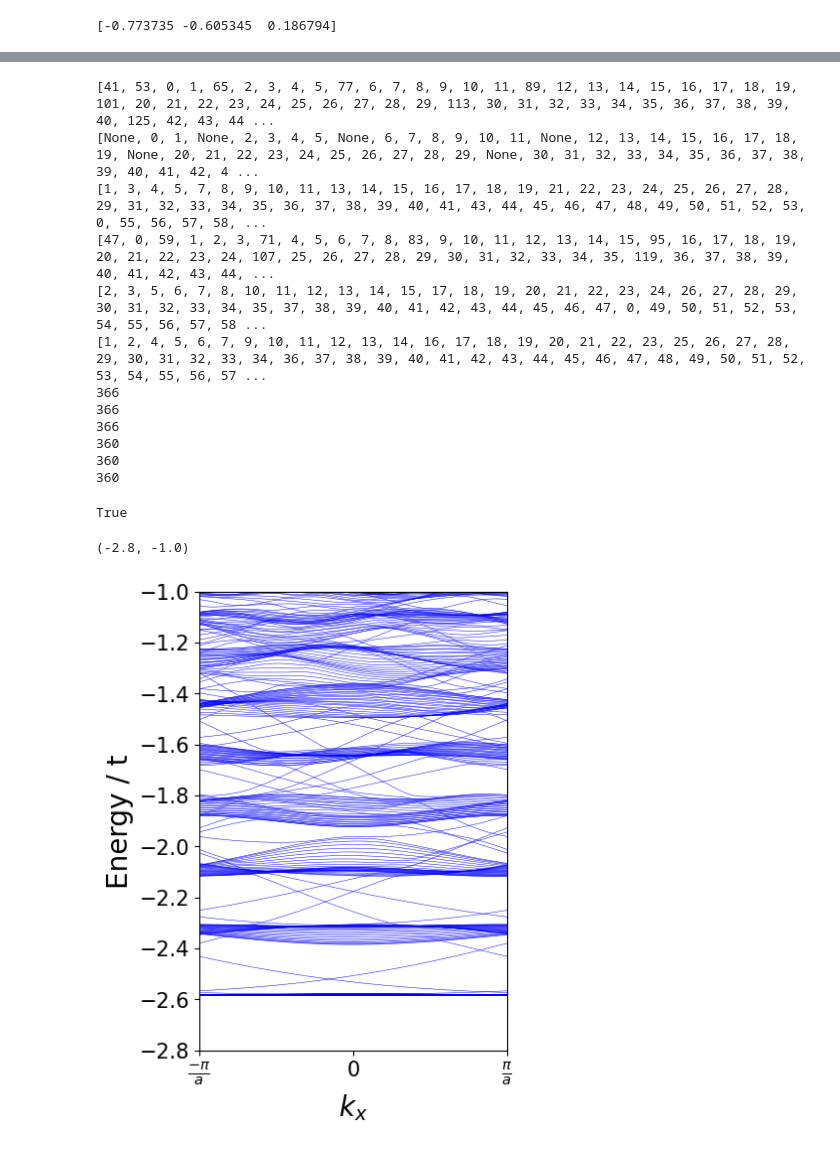
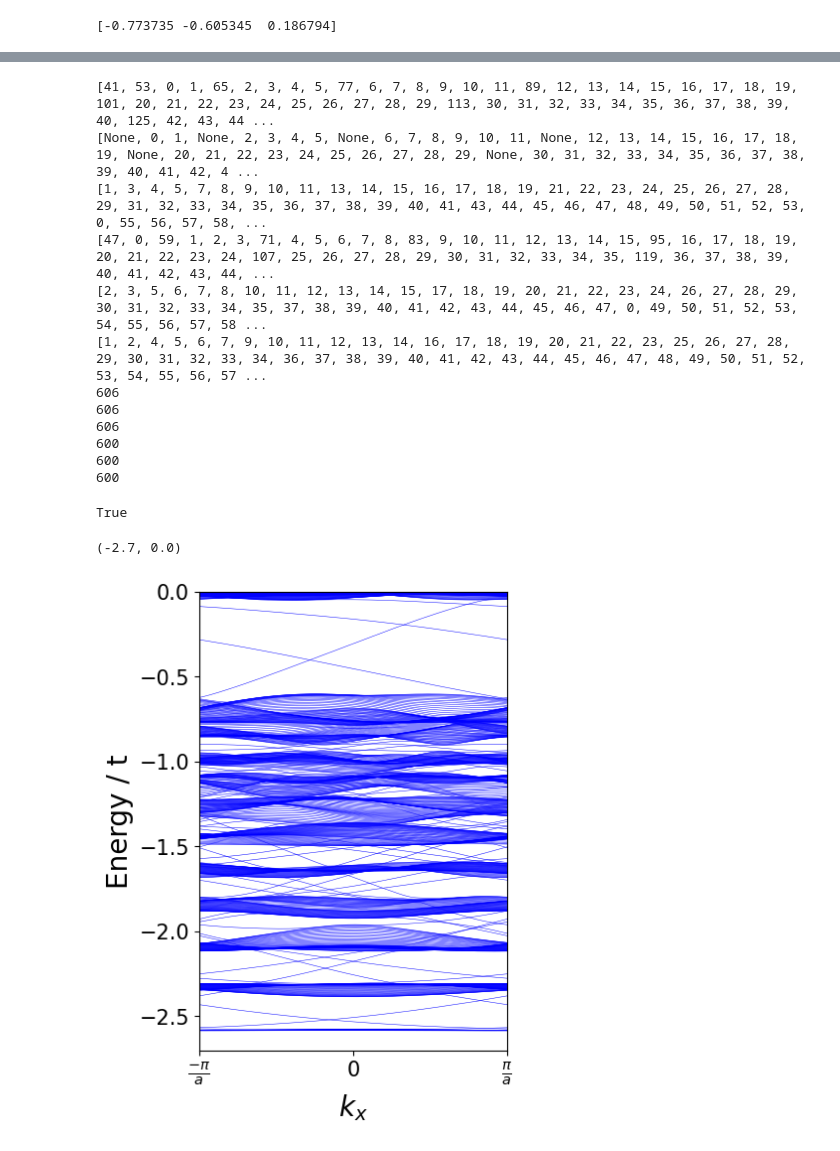
Before and after one commit to SATHEESH-D-M/THE-in-SkX, a Jupyter notebook: Honeycomb-lattice-models/Honeycomb-nanoribbon.ipynb, the cells around one changed output, grey strips where cells are left out. Cells and saved outputs as stored; diff of their text form; code cells hidden in the pictures.

```diff
--- a/Honeycomb-lattice-models/Honeycomb-nanoribbon.ipynb
+++ b/Honeycomb-lattice-models/Honeycomb-nanoribbon.ipynb
@@ -79,7 +79,7 @@ unitcell1_y = []
 unitcell2_x = []
 unitcell2_y = []
 
-sk = 30
+sk = 50
 
 # Bounds of unit cell
 Xlow = - size/2
@@ -307,12 +307,12 @@ print(len(L2NN3))
 [47, 0, 59, 1, 2, 3, 71, 4, 5, 6, 7, 8, 83, 9, 10, 11, 12, 13, 14, 15, 95, 16, 17, 18, 19, 20, 21, 22, 23, 24, 107, 25, 26, 27, 28, 29, 30, 31, 32, 33, 34, 35, 119, 36, 37, 38, 39, 40, 41, 42, 43, 44, ...
 [2, 3, 5, 6, 7, 8, 10, 11, 12, 13, 14, 15, 17, 18, 19, 20, 21, 22, 23, 24, 26, 27, 28, 29, 30, 31, 32, 33, 34, 35, 37, 38, 39, 40, 41, 42, 43, 44, 45, 46, 47, 0, 49, 50, 51, 52, 53, 54, 55, 56, 57, 58 ...
 [1, 2, 4, 5, 6, 7, 9, 10, 11, 12, 13, 14, 16, 17, 18, 19, 20, 21, 22, 23, 25, 26, 27, 28, 29, 30, 31, 32, 33, 34, 36, 37, 38, 39, 40, 41, 42, 43, 44, 45, 46, 47, 48, 49, 50, 51, 52, 53, 54, 55, 56, 57 ...
-366
-366
-366
-360
-360
-360
+606
+606
+606
+600
+600
+600
 # %%
 # Hamiltonian definition
 t = 1
@@ -358,17 +358,17 @@ for i in tqdm(range(0, len(BZ))):
 # %%
 f = plt.figure(figsize=(4,6));
 for b_index in range(0, len(unitcell1_x) + len(unitcell2_x)):
     plt.plot( BZ, band[b_index], c = 'blue', linestyle='-', linewidth = 0.35 )
 plt.xlabel("$k_x$", fontsize=20);plt.axis('tight')
 plt.ylabel("Energy / t", fontsize=20)
 # Customize x-axis ticks with Greek symbols
 plt.yticks(fontsize = 15)
 plt.xticks([BZ[0], 0, BZ[-1]],[r'$\frac{-\pi}{a}$', 0,  r'$\frac{\pi}{a}$'],fontsize=15)
 plt.xlim(BZ[0], BZ[-1])
-plt.ylim(-2.8, -1)
+plt.ylim(-2.7, 0)
 # %% [output]
-(-2.8, -1.0)
+(-2.7, 0.0)
-[figure, old version]
+[figure, new version]
 # %%
 def sorted_kets(kx):
     eigenvalues, eigenvectors = np.linalg.eigh(H(kx))
```
Also changed, not shown: parts of 3 cells of this notebook, 3 other files.
